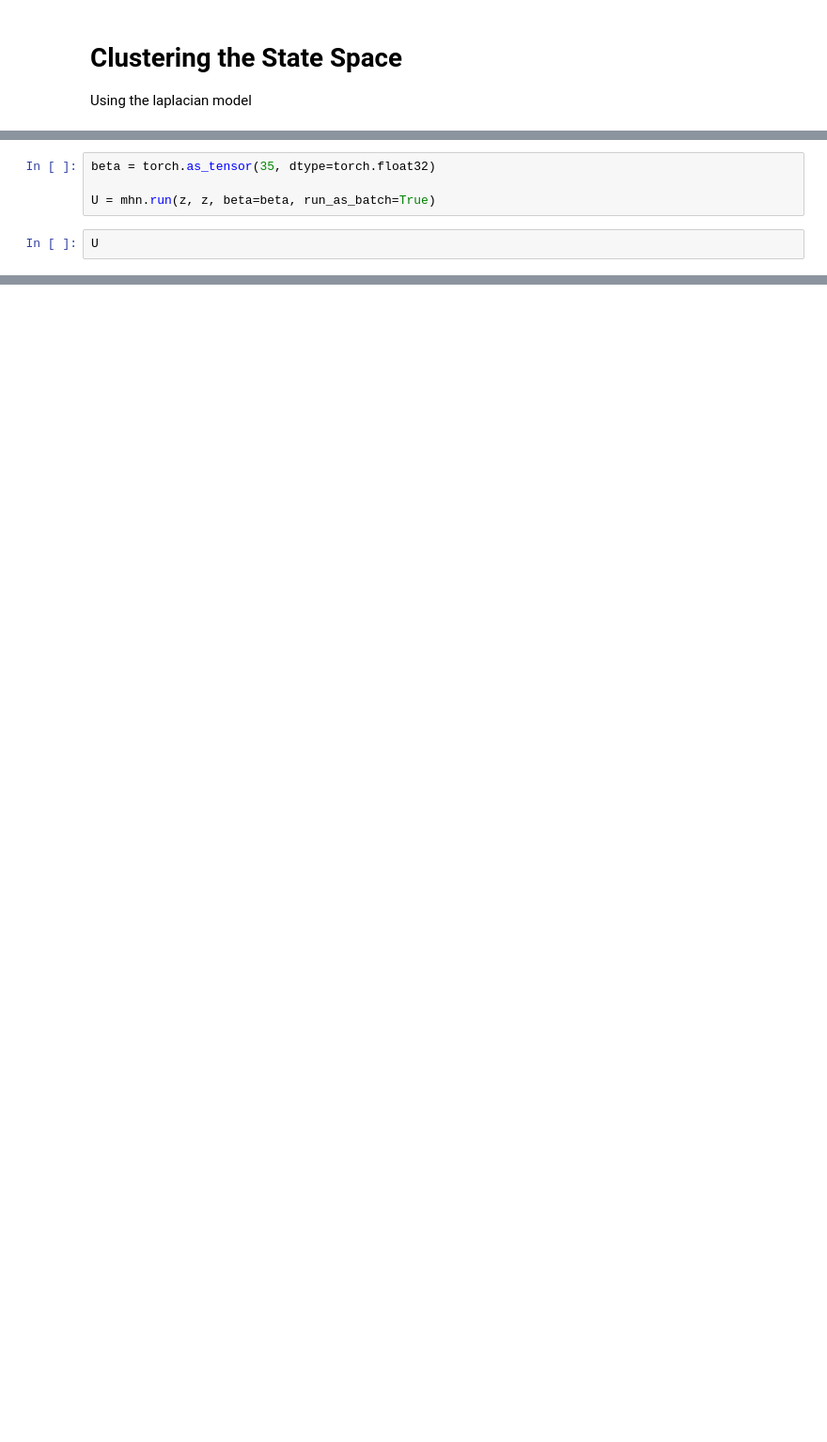
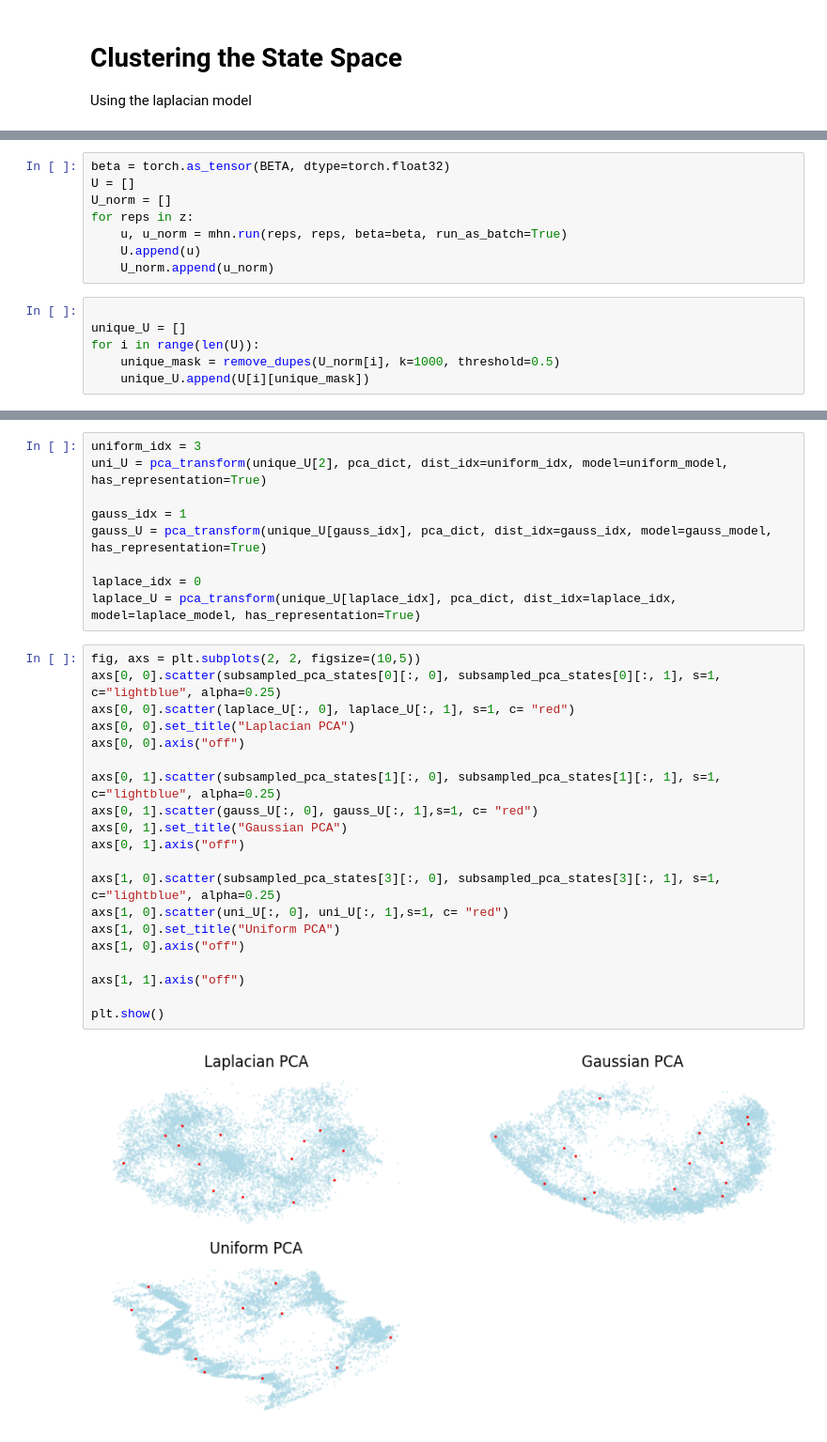
Before and after one commit to Ray-Shu/contrastive-abstraction-rl, a Jupyter notebook: visualizations/visuals.ipynb, the cells around one changed output, grey strips where cells are left out. Shown: that part at 94% size. Cells and saved outputs as stored; diff of their text form; blank space fills up the shorter version.

```diff
--- a/visualizations/visuals.ipynb
+++ b/visualizations/visuals.ipynb
@@ -253,6 +261,14 @@ torch.Size([50000, 32])
 # %%
-beta = torch.as_tensor(35, dtype=torch.float32)
-
-U = mhn.run(z, z, beta=beta, run_as_batch=True)
+beta = torch.as_tensor(BETA, dtype=torch.float32)
+U = []
+U_norm = []
+for reps in z:
+    u, u_norm = mhn.run(reps, reps, beta=beta, run_as_batch=True)
+    U.append(u)
+    U_norm.append(u_norm)
 # %%
-U
+
+unique_U = []
+for i in range(len(U)):
+    unique_mask = remove_dupes(U_norm[i], k=1000, threshold=0.5)
+    unique_U.append(U[i][unique_mask])
@@ -266,0 +275,31 @@ tensor([[15.9754, -5.8716, -1.2214,  ..., -3.6236, -5.5154,  1.5976],
+# %%
+uniform_idx = 3
+uni_U = pca_transform(unique_U[2], pca_dict, dist_idx=uniform_idx, model=uniform_model, has_representation=True)
+
+gauss_idx = 1
+gauss_U = pca_transform(unique_U[gauss_idx], pca_dict, dist_idx=gauss_idx, model=gauss_model, has_representation=True)
+
+laplace_idx = 0
+laplace_U = pca_transform(unique_U[laplace_idx], pca_dict, dist_idx=laplace_idx, model=laplace_model, has_representation=True)
+# %%
+fig, axs = plt.subplots(2, 2, figsize=(10,5))
+axs[0, 0].scatter(subsampled_pca_states[0][:, 0], subsampled_pca_states[0][:, 1], s=1, c="lightblue", alpha=0.25)
+axs[0, 0].scatter(laplace_U[:, 0], laplace_U[:, 1], s=1, c= "red")
+axs[0, 0].set_title("Laplacian PCA")
+axs[0, 0].axis("off")
+
+axs[0, 1].scatter(subsampled_pca_states[1][:, 0], subsampled_pca_states[1][:, 1], s=1, c="lightblue", alpha=0.25)
+axs[0, 1].scatter(gauss_U[:, 0], gauss_U[:, 1],s=1, c= "red")
+axs[0, 1].set_title("Gaussian PCA")
+axs[0, 1].axis("off")
+
+axs[1, 0].scatter(subsampled_pca_states[3][:, 0], subsampled_pca_states[3][:, 1], s=1, c="lightblue", alpha=0.25)
+axs[1, 0].scatter(uni_U[:, 0], uni_U[:, 1],s=1, c= "red")
+axs[1, 0].set_title("Uniform PCA")
+axs[1, 0].axis("off")
+
+axs[1, 1].axis("off")
+
+plt.show()
+# %% [output]
+[figure, added]
```
Also changed, not shown: parts of 10 cells of this notebook, 4 other files.
